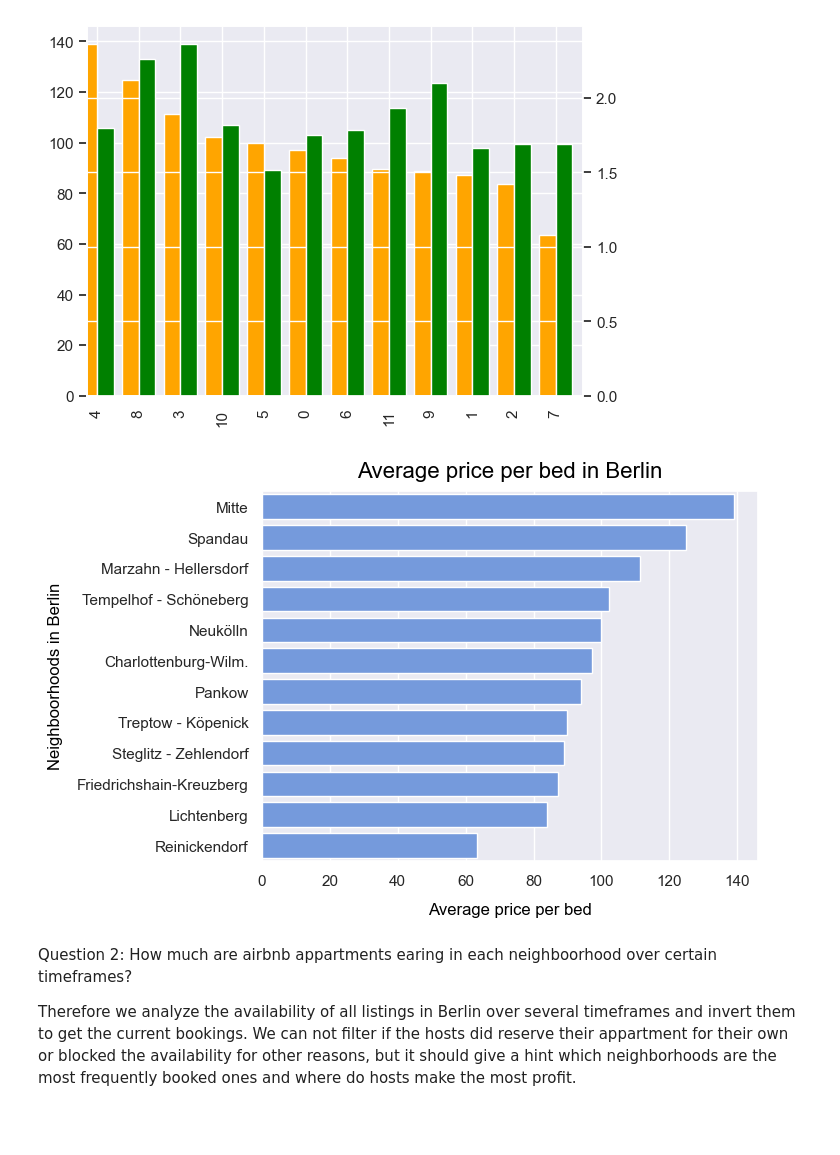
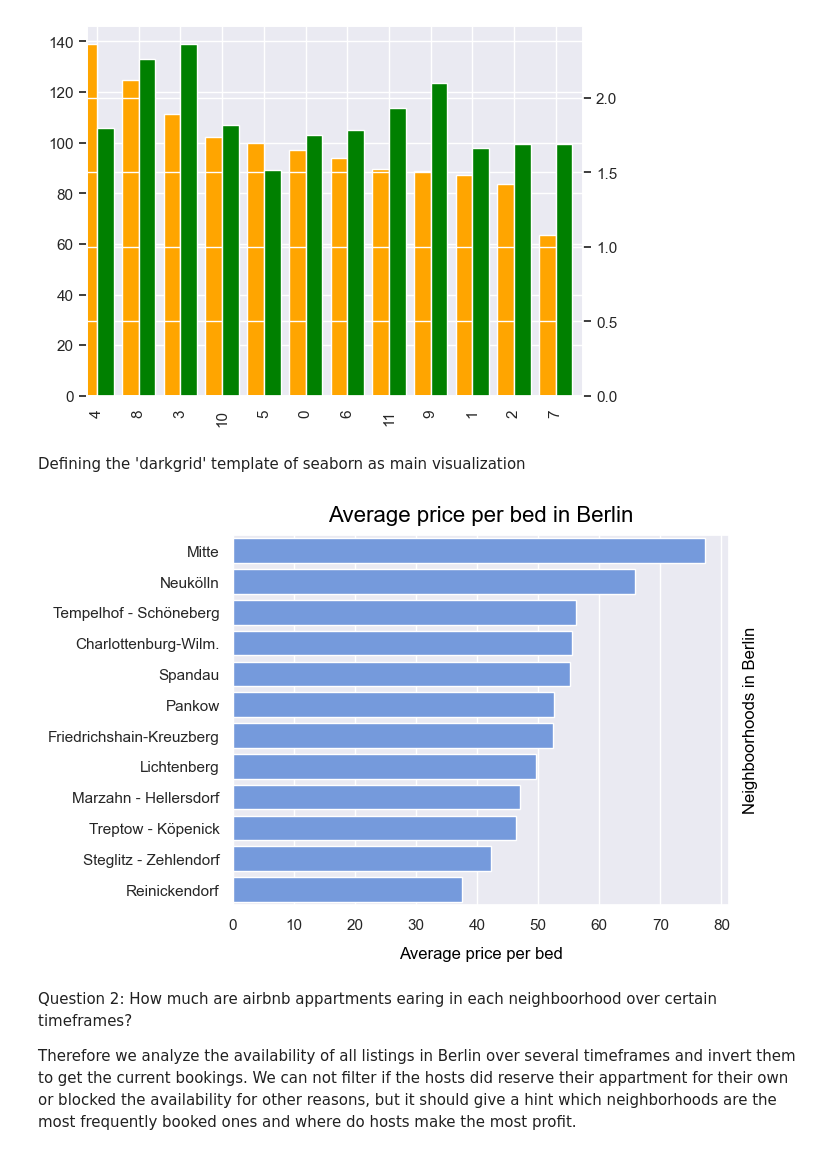
Before and after one commit to Daniel-Hutcheson/airbnb_berlin, a Jupyter notebook: main.ipynb, the cells around one changed output. Drawn from its saved outputs; the diff is of its cells as text; code cells hidden in the pictures; blank space fills up the shorter version.

Commit message:
included price/bed inkl. plot & added comments

```diff
--- a/main.ipynb
+++ b/main.ipynb
@@ -36,8 +38,8 @@ Index(['id', 'listing_url', 'scrape_id', 'last_scraped', 'source', 'name',
 The raw data containes a lot of information we do not want to process or use for predicting any features, so we drop them. For our purpose features which contain for example urls or similar should be droped befor starting to analyze the data.
 # %%
 df_listing_cleaned = df_detailed_listings.drop(columns=['listing_url', 'scrape_id', 'last_scraped', 'source', 'picture_url', 'host_url', \
-                                      'host_thumbnail_url', 'host_picture_url', 'latitude', 'longitude', 'calendar_updated', \
-                                      'calendar_last_scraped', 'license'], axis=1).copy()
+    'host_thumbnail_url', 'host_picture_url', 'latitude', 'longitude', 'calendar_updated', 'calendar_last_scraped', 'license'],
+    axis=1).copy()
 # %% [markdown]
 Furthermore there are also columns which contain no or way to few values to be valuable to our predictions and analysis. So they are droped as well.
 # %%
@@ -86,0 +105,3 @@ df_analyze_q1 = df_listing_cleaned.groupby(['neighbourhood_group_cleansed'], as_
+# %%
+df_analyze_q1['price/bed'] = df_analyze_q1.price / df_analyze_q1.beds
+df_analyze_q1.head()
@@ -97,15 +127,18 @@ df_analyze_q1.beds.plot(kind='bar', ax=ax2, width=0.4, position=0, color='green'
 plt.show()
 # %% [output]
 [figure]
+# %% [markdown]
+Defining the 'darkgrid' template of seaborn as main visualization
+# %%
+sns.set(style="darkgrid")
 # %%
-sns.set_theme(style='darkgrid', palette='deep')
-
-fig = sns.barplot(data=df_analyze_q1, y='neighbourhood_group_cleansed', x='price', color='cornflowerblue')
+fig = sns.barplot(data=df_analyze_q1.sort_values(by=['price/bed'], ascending=False), y='neighbourhood_group_cleansed', x='price/bed', color='cornflowerblue')
 fig.set_title('Average price per bed in Berlin', pad=10, fontsize=16, color='black');
 fig.set_xlabel('Average price per bed', fontsize=12, color='black', labelpad=10);
 fig.set_ylabel('Neighboorhoods in Berlin', fontsize=12, color='black', labelpad=10);
+fig.yaxis.set_label_position('right');
 # %% [output]
-[figure, old version]
+[figure, new version]
 # %% [markdown]
 Question 2: How much are airbnb appartments earing in each neighboorhood over certain timeframes?
 
```
Also changed, not shown: parts of 12 cells of this notebook.
